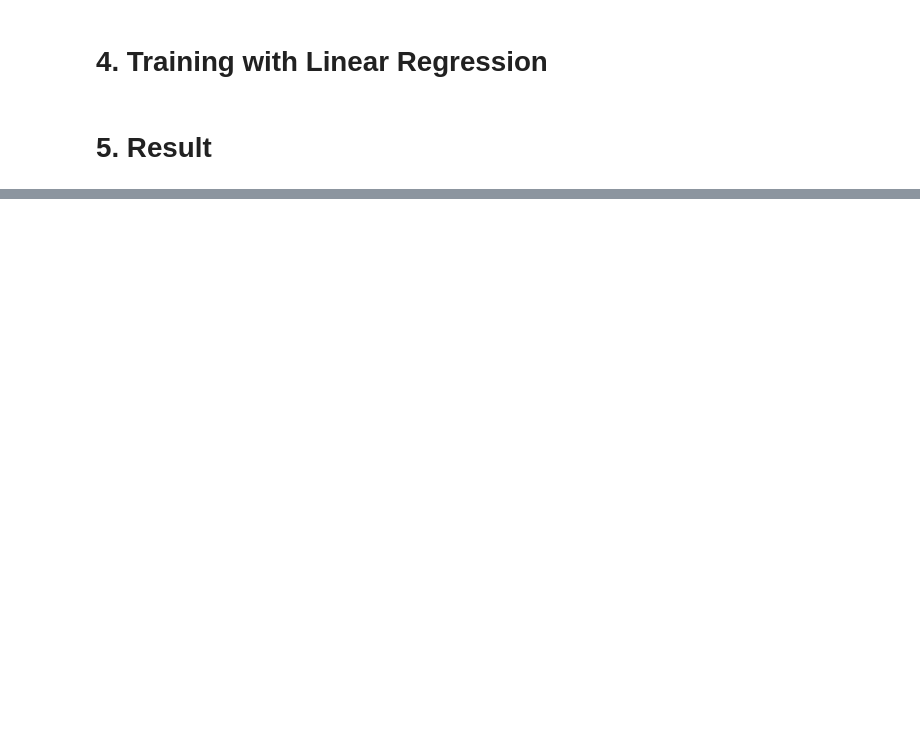
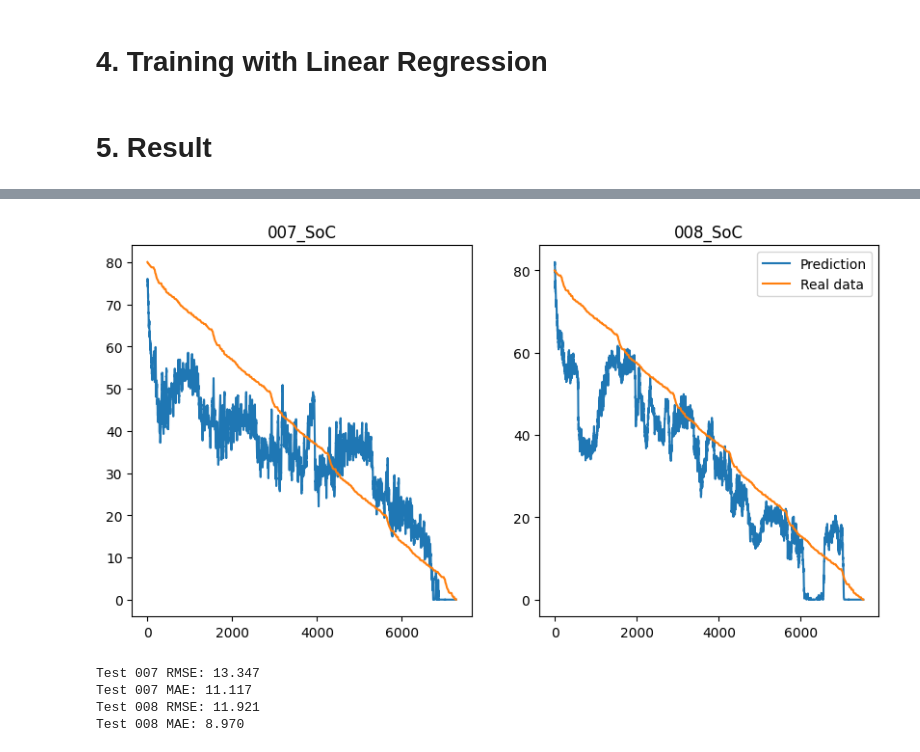
Before and after one commit to ustar1210/SoC_capstone, a Jupyter notebook: Linear Regression/LR.ipynb, the cells around one changed output, grey strips where cells are left out. Cells and saved outputs as stored; diff of their text form; code cells hidden in the pictures; blank space fills up the shorter version.

Commit message:
LR copy 작성, 결과에 gaussian 적용

```diff
--- a/Linear Regression/LR.ipynb
+++ b/Linear Regression/LR.ipynb
@@ -100,10 +129,9 @@ print(dstY_7.shape)
 
 model = Sequential()
 model.add(Flatten(input_shape=(look_back, 3)))
-model.add(Dense(512, input_dim=3, activation='relu'))
-model.add(Dense(128, input_dim=3, activation='relu'))
-model.add(Dense(16, input_dim=3))
-model.add(Dense(1))
+model.add(Dense(32, input_dim=60, activation='relu'))
+model.add(Dropout(0.25))
+model.add(Dense(1, activation='softplus'))
 
 # optimizer는 알고리즘 종류.
 # SGD, RMSprop, Adagrad, Adadelta, Adam이 있음(Adam이 가장많이 사용 됨)
@@ -125,7 +153,7 @@ model.compile(optimizer = 'adam', loss = 'mse', metrics = ['mse', 'mae'])
 # 비교해봤는데 True로 놓는게 오차율이 적다
 
 epochs = 20
-batch_size = 64
+batch_size = 32
 verbose = 0
 shuffle = True
 early_stopping = EarlyStopping()
@@ -172,6 +204,9 @@ plt.show()
 # SoC 예측 정답 비교 Plot
 fudsY_7_hat = model.predict(fudsX_7)
 fudsY_8_hat = model.predict(fudsX_8)
+fudsY_7_hat = gaussian_filter1d(fudsY_7_hat, 1000)
+fudsY_8_hat = gaussian_filter1d(fudsY_8_hat, 1000)
+
 fudsY_7 = np.reshape(fudsY_7, (fudsY_7.shape[0], 1))
 fudsY_8 = np.reshape(fudsY_8, (fudsY_8.shape[0], 1))
 
@@ -187,3 +222,4 @@ plt.plot(fudsY_8, label='Real data')
 plt.title("008_SoC")
 plt.legend()
 plt.show()
+# %% [output]
@@ -190,3 +228,4 @@ plt.show()
+[figure, added]
 # %%
 rmse = math.sqrt(mean_squared_error(fudsY_7, fudsY_7_hat))
 mae = mean_absolute_error(fudsY_7, fudsY_7_hat)
@@ -197,3 +236,8 @@ rmse = math.sqrt(mean_squared_error(fudsY_8, fudsY_8_hat))
 mae = mean_absolute_error(fudsY_8, fudsY_8_hat)
 print('Test 008 RMSE: %.3f' % rmse)
 print('Test 008 MAE: %.3f' % mae)
+# %% [output]
+Test 007 RMSE: 13.347
+Test 007 MAE: 11.117
+Test 008 RMSE: 11.921
+Test 008 MAE: 8.970
```
Also changed, not shown: parts of 10 cells of this notebook, 5 other files.
